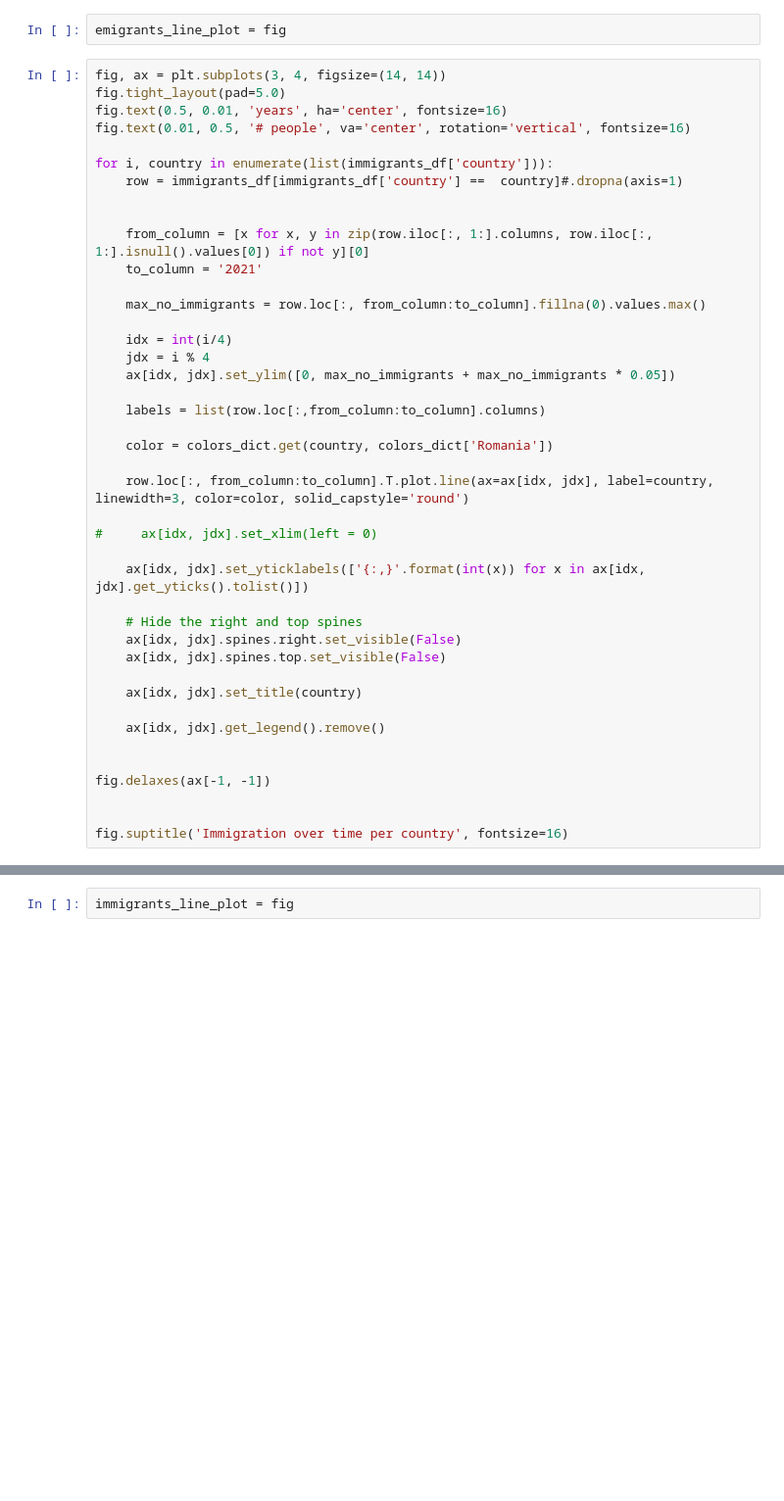
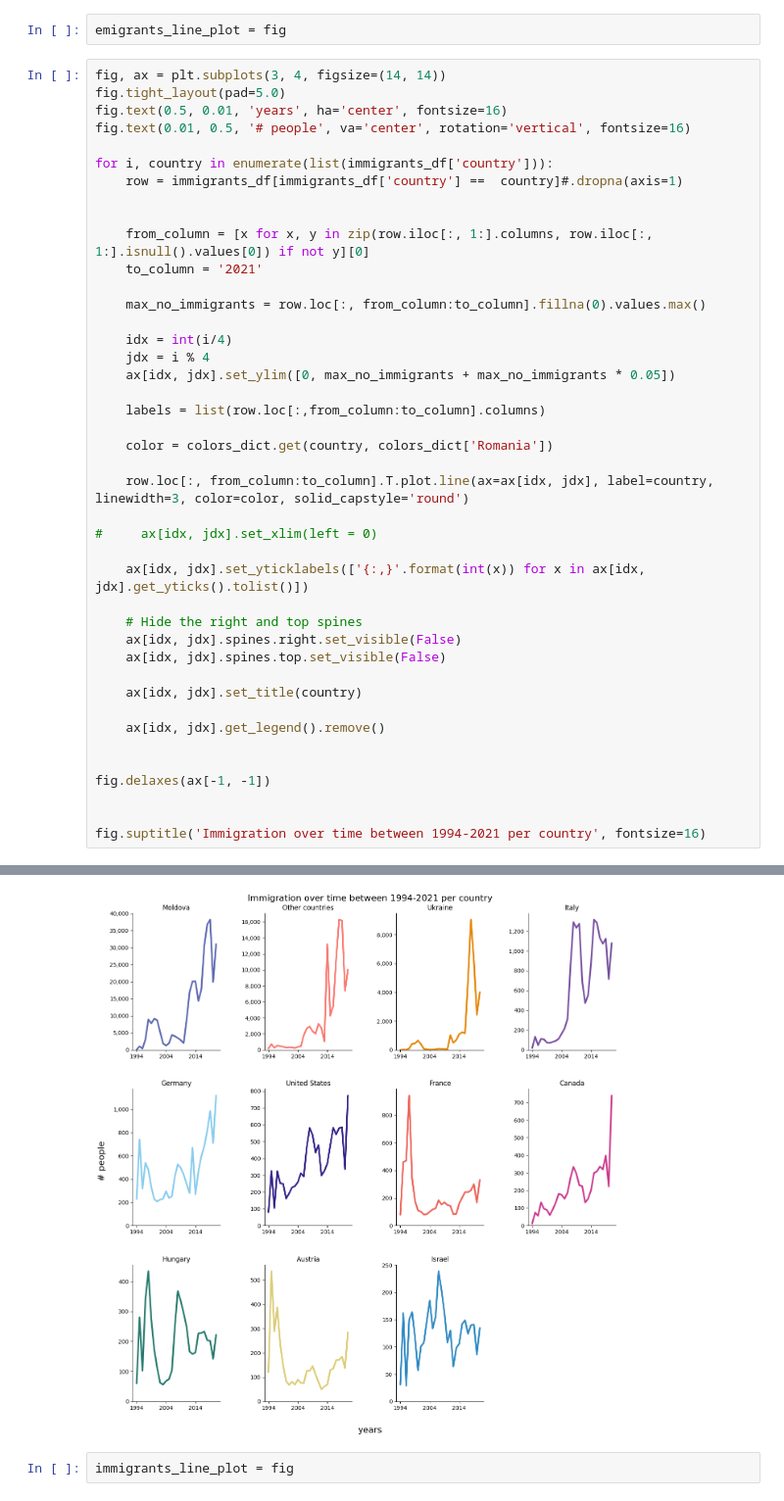
Before and after one commit to laci03/romania_emigration_immigration, a Jupyter notebook: emigrants_immigrants_plots.ipynb, the cells around one changed output, grey strips where cells are left out. Shown at 98% size. Saved outputs shown, nothing was run; the diff lists cells and outputs as text; blank space fills up the shorter version.

```diff
--- a/emigrants_immigrants_plots.ipynb
+++ b/emigrants_immigrants_plots.ipynb
@@ -298,4 +354,5 @@ for i, country in enumerate(list(immigrants_df['country'])):
 fig.delaxes(ax[-1, -1])
 
 
-fig.suptitle('Immigration over time per country', fontsize=16)
+fig.suptitle('Immigration over time between 1994-2021 per country', fontsize=16)
+# %% [output]
@@ -302,3 +360,4 @@ fig.suptitle('Immigration over time per country', fontsize=16)
+[figure, added]
 # %%
 immigrants_line_plot = fig
 # %% [markdown]
```
Also changed, not shown: parts of 12 cells of this notebook, 4 other files.
